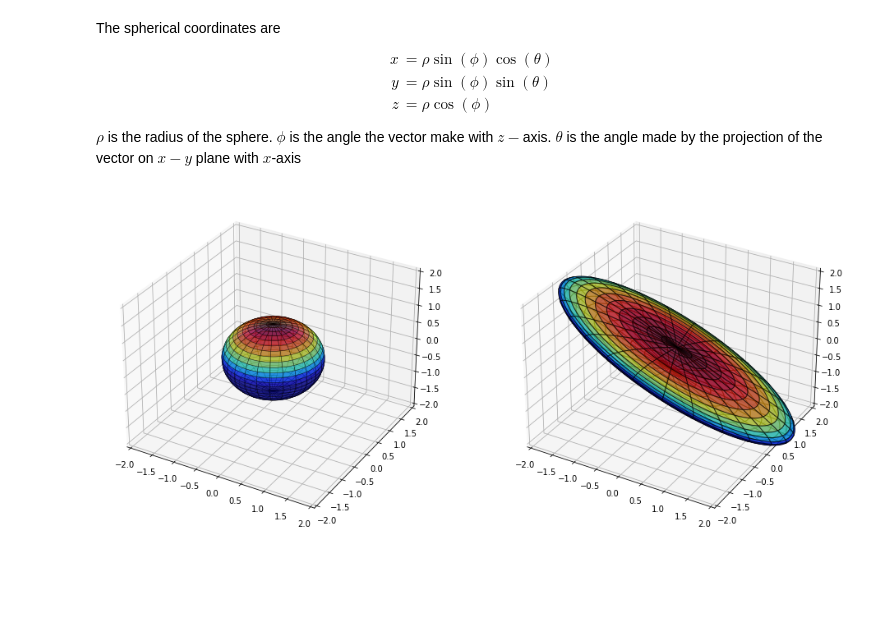
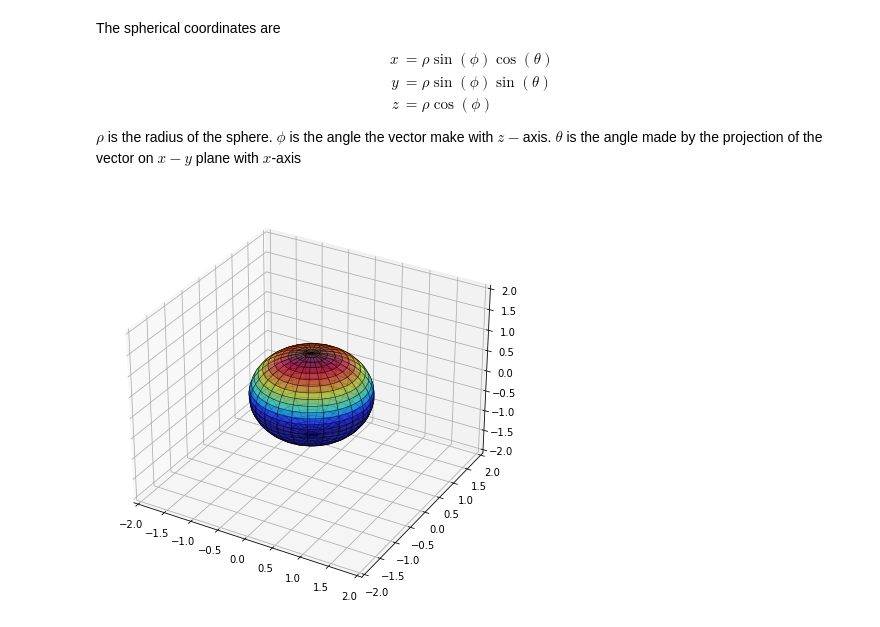
Before and after one commit to Divyanshu-Bhatt/Machine-Learning, a Jupyter notebook: SVD Transformation.ipynb, the cells around one changed output. Drawn from its saved outputs; the diff is of its cells as text; code cells hidden in the pictures; blank space fills up the shorter version.

```diff
--- a/SVD Transformation.ipynb
+++ b/SVD Transformation.ipynb
@@ -34,53 +34,28 @@ $\rho$ is the radius of the sphere. $\phi$ is the angle the vector make with $z-
 # %%
 #plot sphere
 plt.rcParams['figure.figsize'] = [16, 16]
 
 fig = plt.figure()
 ax1 = fig.add_subplot(121, projection='3d')
 
 #linspace creates a equal spaced array values given range and size
 u = np.linspace(-np.pi, np.pi, 100)
 v = np.linspace(0, np.pi, 100)
 
 #spherical coordinate representation
 x = np.outer(np.cos(u), np.sin(v))
 y = np.outer(np.sin(u), np.sin(v))
 z = np.outer(np.ones(np.size(u)), np.cos(v))
 
 #plot surface
 surf1 = ax1.plot_surface(x, y, z, cmap='jet',alpha=0.6,facecolors=plt.cm.jet(z),
                          linewidth=0.5,rcount=30,ccount=30)
 surf1.set_edgecolor('k')
 
 ax1.set_xlim3d(-2, 2)
 ax1.set_ylim3d(-2, 2)
 ax1.set_zlim3d(-2, 2)
 
-# zeros array with same size as k where k is like("k")
-xR = np.zeros_like(x)
-yR = np.zeros_like(y)
-zR = np.zeros_like(z)
-
-for i in range(x.shape[0]):
-    for j in range(x.shape[0]):
-        vec = [x[i,j],y[i,j],z[i,j]] #represents point in the circle
-        vecR = X @ vec #Trasnformed vector
-#         vecR = Y @ vec Trasnformed vector
-
-        xR[i,j] = vecR[0]
-        yR[i,j] = vecR[1]
-        zR[i,j] = vecR[2]
-
-ax2 = fig.add_subplot(122, projection='3d')
-
-surf2 = ax2.plot_surface(xR, yR, zR, cmap='jet',alpha=0.6,facecolors=plt.cm.jet(z),
-                         rcount=30,ccount=30)
-surf2.set_edgecolor('k')
-
-ax2.set_xlim3d(-2, 2)
-ax2.set_ylim3d(-2, 2)
-ax2.set_zlim3d(-2, 2)
-
 plt.show()
 # %% [output]
-[figure, old version]
+[figure, new version]
```
Also changed, not shown: parts of 1 cell of this notebook.
